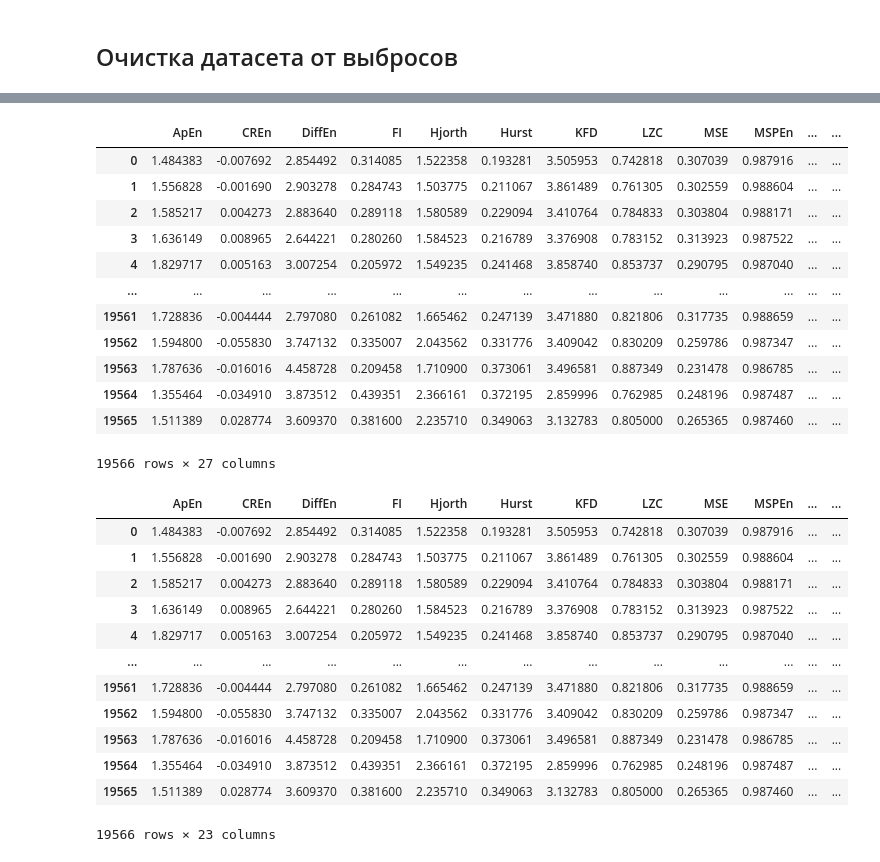
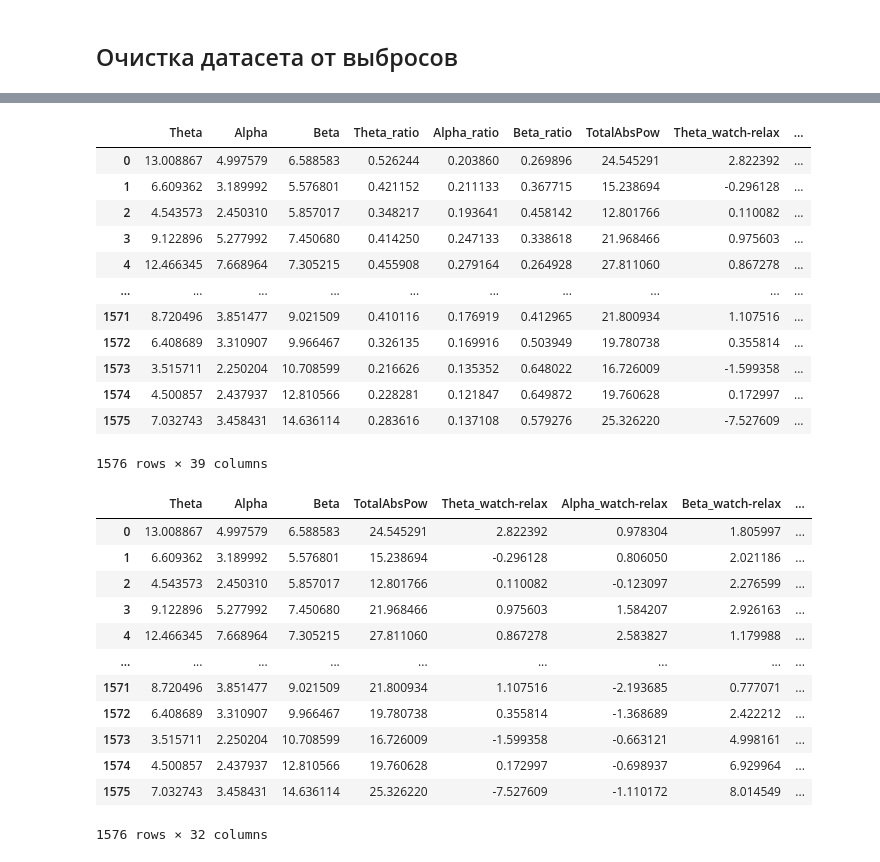
Before and after one commit to Nakinamo/EEG-notebooks, a Jupyter notebook: Feature_extraction.ipynb, the cells around one changed output, grey strips where cells are left out. Cells and saved outputs as stored; diff of their text form; code cells hidden in the pictures.

```diff
--- a/Feature_extraction.ipynb
+++ b/Feature_extraction.ipynb
@@ -346,39 +348,39 @@ data_all
 # %%
 #data_all.to_csv('deap_isolated.csv', index=False)
-data_all = pd.read_csv('deap_isolated.csv')
+data_all = pd.read_csv('lab_isolated.csv')
 data_all
 # %% [output]
-|  | ApEn | CREn | DiffEn | FI | Hjorth | Hurst | KFD | LZC | MSE | MSPEn | ... | ... |
-| 0 | 1.484383 | -0.007692 | 2.854492 | 0.314085 | 1.522358 | 0.193281 | 3.505953 | 0.742818 | 0.307039 | 0.987916 | ... | ... |
-| 1 | 1.556828 | -0.001690 | 2.903278 | 0.284743 | 1.503775 | 0.211067 | 3.861489 | 0.761305 | 0.302559 | 0.988604 | ... | ... |
-| 2 | 1.585217 | 0.004273 | 2.883640 | 0.289118 | 1.580589 | 0.229094 | 3.410764 | 0.784833 | 0.303804 | 0.988171 | ... | ... |
-| 3 | 1.636149 | 0.008965 | 2.644221 | 0.280260 | 1.584523 | 0.216789 | 3.376908 | 0.783152 | 0.313923 | 0.987522 | ... | ... |
-| 4 | 1.829717 | 0.005163 | 3.007254 | 0.205972 | 1.549235 | 0.241468 | 3.858740 | 0.853737 | 0.290795 | 0.987040 | ... | ... |
-| ... | ... | ... | ... | ... | ... | ... | ... | ... | ... | ... | ... | ... |
-| 19561 | 1.728836 | -0.004444 | 2.797080 | 0.261082 | 1.665462 | 0.247139 | 3.471880 | 0.821806 | 0.317735 | 0.988659 | ... | ... |
-| 19562 | 1.594800 | -0.055830 | 3.747132 | 0.335007 | 2.043562 | 0.331776 | 3.409042 | 0.830209 | 0.259786 | 0.987347 | ... | ... |
-| 19563 | 1.787636 | -0.016016 | 4.458728 | 0.209458 | 1.710900 | 0.373061 | 3.496581 | 0.887349 | 0.231478 | 0.986785 | ... | ... |
-| 19564 | 1.355464 | -0.034910 | 3.873512 | 0.439351 | 2.366161 | 0.372195 | 2.859996 | 0.762985 | 0.248196 | 0.987487 | ... | ... |
-| 19565 | 1.511389 | 0.028774 | 3.609370 | 0.381600 | 2.235710 | 0.349063 | 3.132783 | 0.805000 | 0.265365 | 0.987460 | ... | ... |
+|  | Theta | Alpha | Beta | Theta_ratio | Alpha_ratio | Beta_ratio | TotalAbsPow | Theta_watch-relax | ... |
+| 0 | 13.008867 | 4.997579 | 6.588583 | 0.526244 | 0.203860 | 0.269896 | 24.545291 | 2.822392 | ... |
+| 1 | 6.609362 | 3.189992 | 5.576801 | 0.421152 | 0.211133 | 0.367715 | 15.238694 | -0.296128 | ... |
+| 2 | 4.543573 | 2.450310 | 5.857017 | 0.348217 | 0.193641 | 0.458142 | 12.801766 | 0.110082 | ... |
+| 3 | 9.122896 | 5.277992 | 7.450680 | 0.414250 | 0.247133 | 0.338618 | 21.968466 | 0.975603 | ... |
+| 4 | 12.466345 | 7.668964 | 7.305215 | 0.455908 | 0.279164 | 0.264928 | 27.811060 | 0.867278 | ... |
+| ... | ... | ... | ... | ... | ... | ... | ... | ... | ... |
+| 1571 | 8.720496 | 3.851477 | 9.021509 | 0.410116 | 0.176919 | 0.412965 | 21.800934 | 1.107516 | ... |
+| 1572 | 6.408689 | 3.310907 | 9.966467 | 0.326135 | 0.169916 | 0.503949 | 19.780738 | 0.355814 | ... |
+| 1573 | 3.515711 | 2.250204 | 10.708599 | 0.216626 | 0.135352 | 0.648022 | 16.726009 | -1.599358 | ... |
+| 1574 | 4.500857 | 2.437937 | 12.810566 | 0.228281 | 0.121847 | 0.649872 | 19.760628 | 0.172997 | ... |
+| 1575 | 7.032743 | 3.458431 | 14.636114 | 0.283616 | 0.137108 | 0.579276 | 25.326220 | -7.527609 | ... |
-19566 rows × 27 columns
+1576 rows × 39 columns
 # %%
-data_ours = data_all.drop(['ch', 'film', 'Subj', 'labels'], axis=1)
-ours_info = data_all[['ch', 'film', 'Subj', 'labels']].reset_index(drop=True)
+data_ours = data_all.drop(['ch', 'film', 'Subj', 'labels', 'Theta_ratio', 'Alpha_ratio', 'Beta_ratio'], axis=1)
+ours_info = data_all[['ch', 'film', 'Subj', 'labels', 'Theta_ratio', 'Alpha_ratio', 'Beta_ratio']].reset_index(drop=True)
 data_ours
 # %% [output]
-|  | ApEn | CREn | DiffEn | FI | Hjorth | Hurst | KFD | LZC | MSE | MSPEn | ... | ... |
-| 0 | 1.484383 | -0.007692 | 2.854492 | 0.314085 | 1.522358 | 0.193281 | 3.505953 | 0.742818 | 0.307039 | 0.987916 | ... | ... |
-| 1 | 1.556828 | -0.001690 | 2.903278 | 0.284743 | 1.503775 | 0.211067 | 3.861489 | 0.761305 | 0.302559 | 0.988604 | ... | ... |
-| 2 | 1.585217 | 0.004273 | 2.883640 | 0.289118 | 1.580589 | 0.229094 | 3.410764 | 0.784833 | 0.303804 | 0.988171 | ... | ... |
-| 3 | 1.636149 | 0.008965 | 2.644221 | 0.280260 | 1.584523 | 0.216789 | 3.376908 | 0.783152 | 0.313923 | 0.987522 | ... | ... |
-| 4 | 1.829717 | 0.005163 | 3.007254 | 0.205972 | 1.549235 | 0.241468 | 3.858740 | 0.853737 | 0.290795 | 0.987040 | ... | ... |
-| ... | ... | ... | ... | ... | ... | ... | ... | ... | ... | ... | ... | ... |
-| 19561 | 1.728836 | -0.004444 | 2.797080 | 0.261082 | 1.665462 | 0.247139 | 3.471880 | 0.821806 | 0.317735 | 0.988659 | ... | ... |
-| 19562 | 1.594800 | -0.055830 | 3.747132 | 0.335007 | 2.043562 | 0.331776 | 3.409042 | 0.830209 | 0.259786 | 0.987347 | ... | ... |
-| 19563 | 1.787636 | -0.016016 | 4.458728 | 0.209458 | 1.710900 | 0.373061 | 3.496581 | 0.887349 | 0.231478 | 0.986785 | ... | ... |
-| 19564 | 1.355464 | -0.034910 | 3.873512 | 0.439351 | 2.366161 | 0.372195 | 2.859996 | 0.762985 | 0.248196 | 0.987487 | ... | ... |
-| 19565 | 1.511389 | 0.028774 | 3.609370 | 0.381600 | 2.235710 | 0.349063 | 3.132783 | 0.805000 | 0.265365 | 0.987460 | ... | ... |
+|  | Theta | Alpha | Beta | TotalAbsPow | Theta_watch-relax | Alpha_watch-relax | Beta_watch-relax | ... |
+| 0 | 13.008867 | 4.997579 | 6.588583 | 24.545291 | 2.822392 | 0.978304 | 1.805997 | ... |
+| 1 | 6.609362 | 3.189992 | 5.576801 | 15.238694 | -0.296128 | 0.806050 | 2.021186 | ... |
+| 2 | 4.543573 | 2.450310 | 5.857017 | 12.801766 | 0.110082 | -0.123097 | 2.276599 | ... |
+| 3 | 9.122896 | 5.277992 | 7.450680 | 21.968466 | 0.975603 | 1.584207 | 2.926163 | ... |
+| 4 | 12.466345 | 7.668964 | 7.305215 | 27.811060 | 0.867278 | 2.583827 | 1.179988 | ... |
+| ... | ... | ... | ... | ... | ... | ... | ... | ... |
+| 1571 | 8.720496 | 3.851477 | 9.021509 | 21.800934 | 1.107516 | -2.193685 | 0.777071 | ... |
+| 1572 | 6.408689 | 3.310907 | 9.966467 | 19.780738 | 0.355814 | -1.368689 | 2.422212 | ... |
+| 1573 | 3.515711 | 2.250204 | 10.708599 | 16.726009 | -1.599358 | -0.663121 | 4.998161 | ... |
+| 1574 | 4.500857 | 2.437937 | 12.810566 | 19.760628 | 0.172997 | -0.698937 | 6.929964 | ... |
+| 1575 | 7.032743 | 3.458431 | 14.636114 | 25.326220 | -7.527609 | -1.110172 | 8.014549 | ... |
-19566 rows × 23 columns
+1576 rows × 32 columns
 # %%
 from sklearn.preprocessing import MinMaxScaler
 sc_ours = MinMaxScaler()
```
Also changed, not shown: parts of 10 cells of this notebook.
